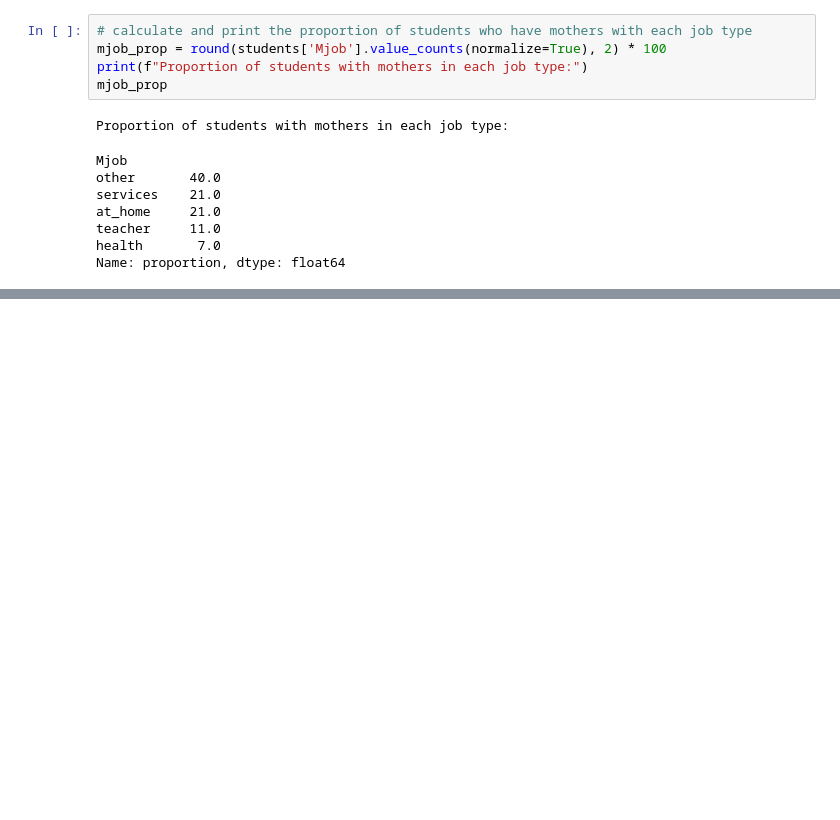
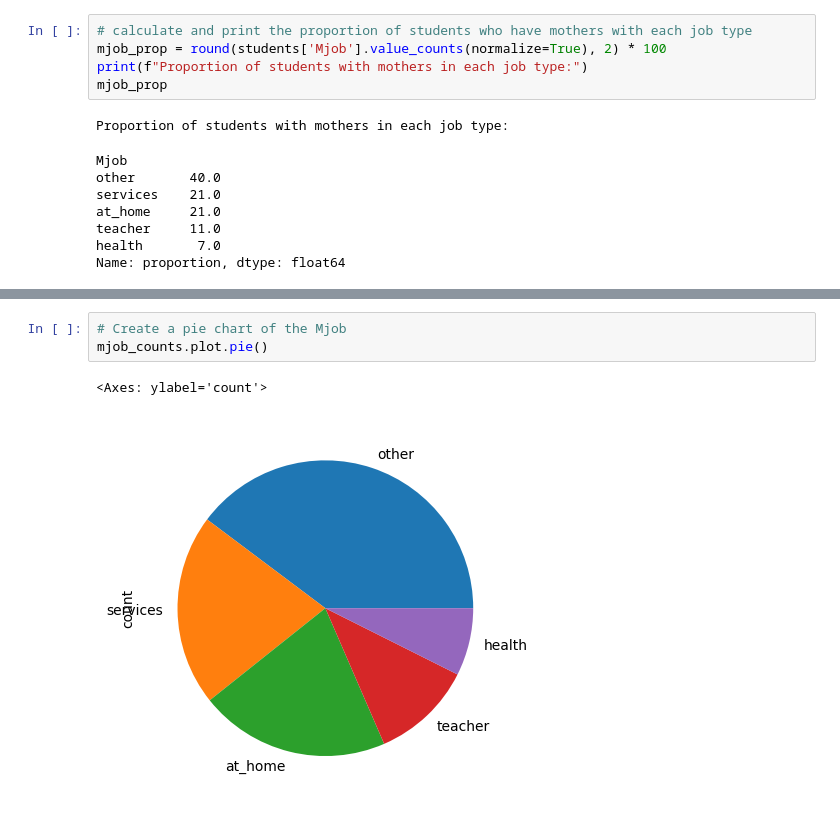
Before and after one commit to 7086600/exploring_student_data, a Jupyter notebook: exploring_student_data.ipynb, the cells around one changed output, grey strips where cells are left out. Cells and saved outputs as stored; diff of their text form; blank space fills up the shorter version.

```diff
--- a/exploring_student_data.ipynb
+++ b/exploring_student_data.ipynb
@@ -151,0 +163,6 @@ Name: proportion, dtype: float64
+# %%
+# Create a pie chart of the Mjob
+mjob_counts.plot.pie()
+# %% [output]
+<Axes: ylabel='count'>
+[figure, added]
```
Also changed, not shown: parts of 2 cells of this notebook.
